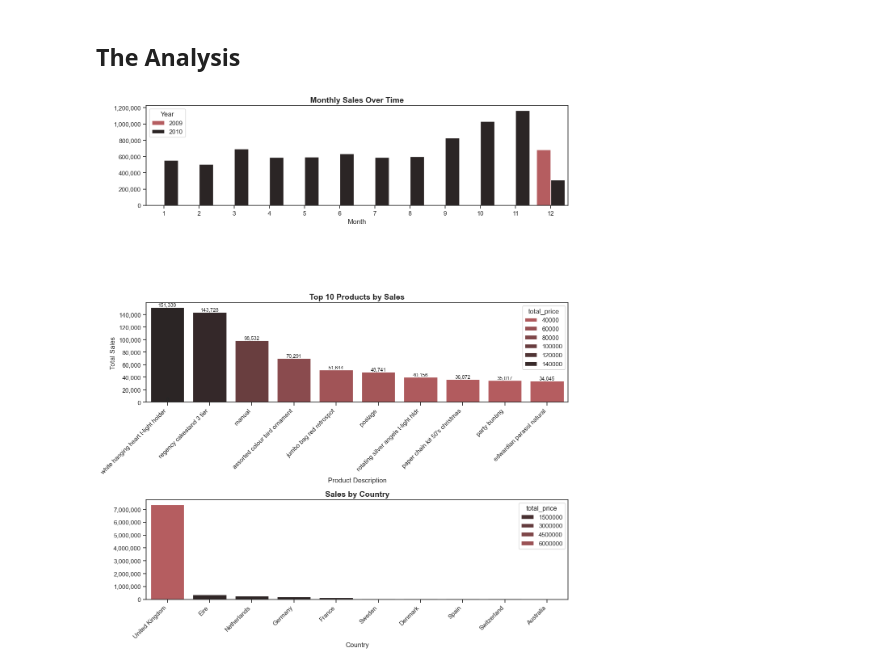
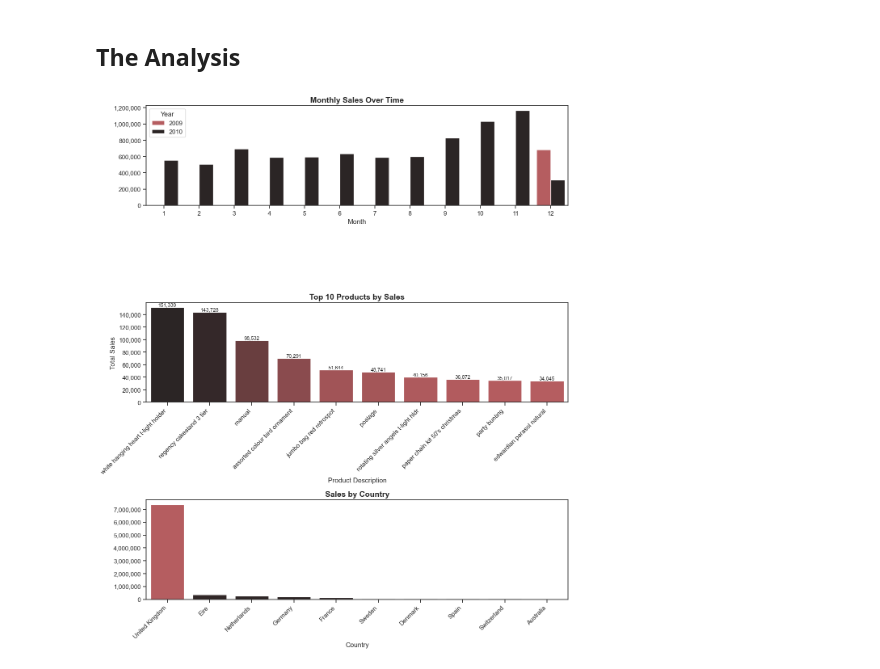
Before and after one commit to byobdannie-creator/Data-Analysis-And-Automation, a Jupyter notebook: 03_Projects/Excercise_Projects/02_Online_Retail.ipynb, the cells around one changed output. Drawn from its saved outputs; the diff is of its cells as text; code cells hidden in the pictures.

```diff
--- a/03_Projects/Excercise_Projects/02_Online_Retail.ipynb
+++ b/03_Projects/Excercise_Projects/02_Online_Retail.ipynb
@@ -117,34 +117,34 @@ ax[0].set_title('Monthly Sales Over Time', fontsize=14, fontweight='bold')
 ax[0].set_ylabel('', fontsize=12)
 ax[0].set_xlabel('Month', fontsize=12)
 ax[0].yaxis.set_major_formatter(mtick.StrMethodFormatter('{x:,.0f}'))
 ax[0].legend(title='Year')
 
 # Convert Series to DataFrame for plotting
 top_products_df = top_products.reset_index()
 country_sales_df = country_sales.reset_index()
 
-sns.barplot(data=top_products_df, x='Description', y='total_price', ax=ax[1], hue='total_price', palette='dark:r_r')
+sns.barplot(data=top_products_df, x='Description', y='total_price', ax=ax[1], hue='total_price', palette='dark:r_r', legend=False)
 ax[1].set_title('Top 10 Products by Sales', fontsize=14, fontweight='bold')
 ax[1].set_ylabel('Total Sales', fontsize=12)
 ax[1].set_xlabel('Product Description' , fontsize=12)
 ax[1].set_xticklabels(ax[1].get_xticklabels(), rotation=45, ha='right')
 ax[1].yaxis.set_major_formatter(mtick.StrMethodFormatter('{x:,.0f}'))
 
 
 for p in ax[1].patches:
     ax[1].annotate(f'{p.get_height():,.0f}',
                    (p.get_x() + p.get_width() / 2., p.get_height()),
                    ha='center', va='bottom', fontsize=9, rotation=0)
 
-sns.barplot(data=country_sales_df, x='Country', y='total_price', hue='total_price', ax=ax[2], palette='dark:r')
+sns.barplot(data=country_sales_df, x='Country', y='total_price', hue='total_price', ax=ax[2], palette='dark:r', legend=False)
 ax[2].set_title('Sales by Country', fontsize=14, fontweight='bold')
 ax[2].set_ylabel('', fontsize=12)
 ax[2].set_xlabel('Country', fontsize=12)
 ax[2].set_xticklabels(ax[2].get_xticklabels(), rotation=45, ha='right')
 ax[2].yaxis.set_major_formatter(mtick.StrMethodFormatter('{x:,.0f}'))
 
 
-
 plt.tight_layout()
+plt.show()
 # %% [output]
-[figure, old version]
+[figure, new version]
```
